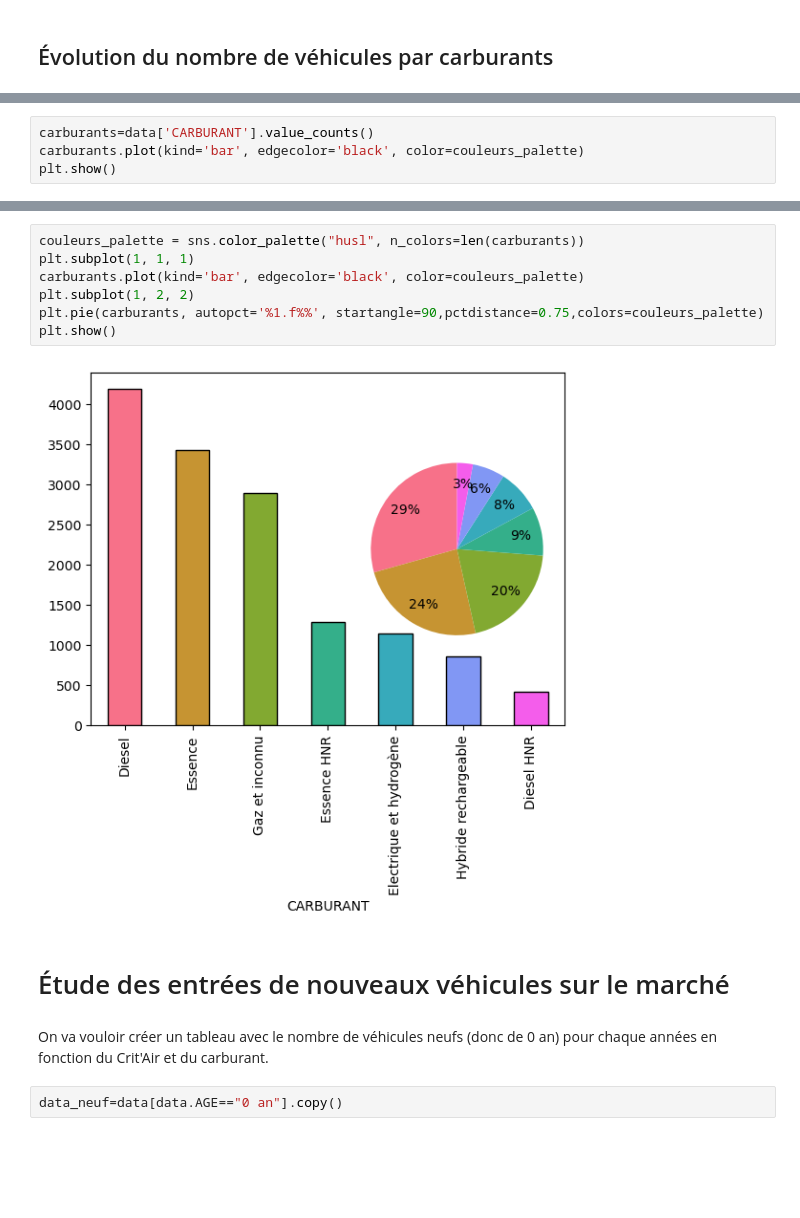
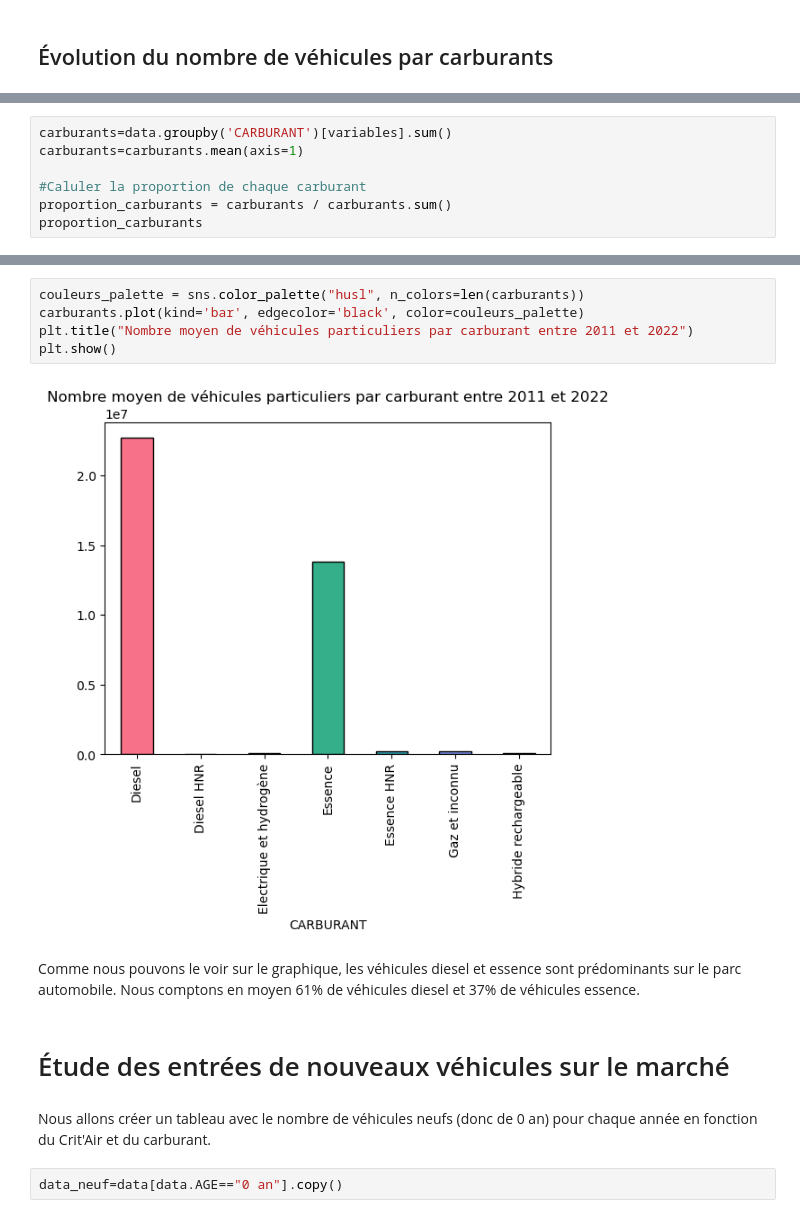
Before and after one commit to TheoLBTN/Projet-Python, a Jupyter notebook: Stat_descriptives.ipynb, the cells around one changed output, grey strips where cells are left out. Cells and saved outputs as stored; diff of their text form; blank space fills up the shorter version.

```diff
--- a/Stat_descriptives.ipynb
+++ b/Stat_descriptives.ipynb
@@ -192,5 +209,8 @@ Le taux de croissance des crit'air les plus polluants est nul voir négatif pour
 # %%
-carburants=data['CARBURANT'].value_counts()
-carburants.plot(kind='bar', edgecolor='black', color=couleurs_palette)
-plt.show()
+carburants=data.groupby('CARBURANT')[variables].sum()
+carburants=carburants.mean(axis=1)
+
+#Caluler la proportion de chaque carburant
+proportion_carburants = carburants / carburants.sum()
+proportion_carburants
 # %% [output]
@@ -198,16 +226,16 @@ plt.show()
 # %%
 couleurs_palette = sns.color_palette("husl", n_colors=len(carburants))
-plt.subplot(1, 1, 1)
 carburants.plot(kind='bar', edgecolor='black', color=couleurs_palette)
-plt.subplot(1, 2, 2)
-plt.pie(carburants, autopct='%1.f%%', startangle=90,pctdistance=0.75,colors=couleurs_palette)
+plt.title("Nombre moyen de véhicules particuliers par carburant entre 2011 et 2022")
 plt.show()
 # %% [output]
-[figure, old version]
+[figure, new version]
+# %% [markdown]
+Comme nous pouvons le voir sur le graphique, les véhicules diesel et essence sont prédominants sur le parc automobile. Nous comptons en moyen 61% de véhicules diesel et 37% de véhicules essence.
 # %% [markdown]
 # Étude des entrées de nouveaux véhicules sur le marché
 # %% [markdown]
-On va vouloir créer un tableau avec le nombre de véhicules neufs (donc de 0 an) pour chaque années en fonction du Crit'Air et du carburant.
+Nous allons créer un tableau avec le nombre de véhicules neufs (donc de 0 an) pour chaque année en fonction du Crit'Air et du carburant.
 # %%
 data_neuf=data[data.AGE=="0 an"].copy()
 # %% [markdown]
```
Also changed, not shown: parts of 7 cells of this notebook.
